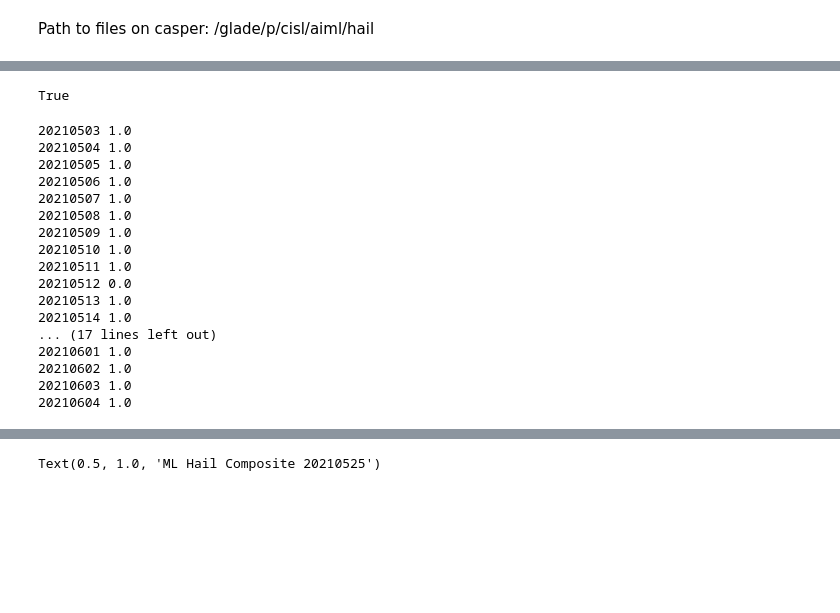
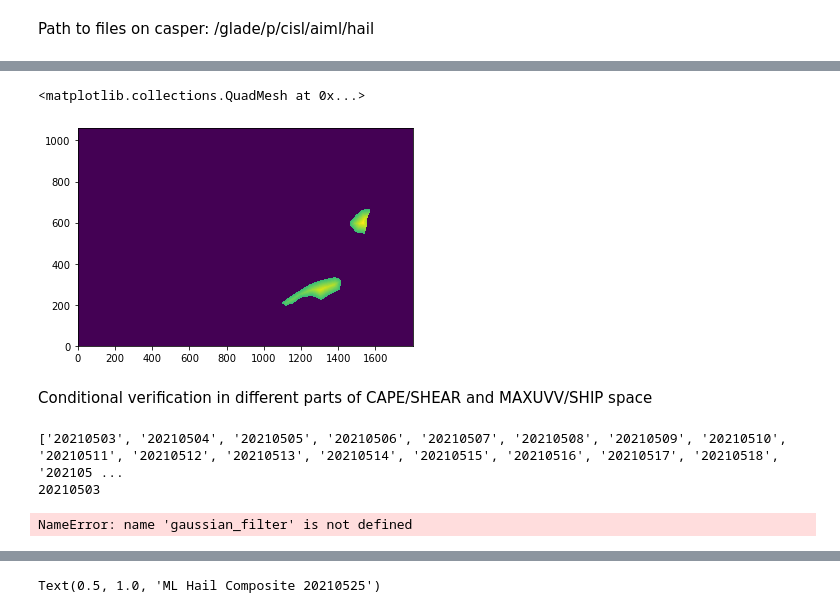
Before and after one commit to djgagne/hagelslag, a Jupyter notebook: demos/hwt_2021_eval.ipynb, the cells around one changed output, grey strips where cells are left out. Cells and saved outputs as stored; diff of their text form; code cells hidden in the pictures; blank space fills up the shorter version.

```diff
--- a/demos/hwt_2021_eval.ipynb
+++ b/demos/hwt_2021_eval.ipynb
@@ -259,20 +359,29 @@ def performance_diagram(roc_objs, obj_labels, colors, markers, filename, figsize
     plt.savefig(filename, dpi=dpi, bbox_inches="tight", facecolor="w")
     plt.close()
 # %%
-all_dates = pd.date_range(start="2021-05-03", end="2021-06-04", freq="1D")
+all_dates = pd.date_range(start="2021-05-03", end="2021-07-31", freq="1D")
 all_data = {}
 data_funcs = {"burke_dl": load_burke_dl,
               "burke_rf": load_burke_rf,
               "loken_rf": load_loken_rf,
-              "spc_nws": load_spc_outlook,
+              "spc_06": load_spc_06_probs,
+              "spc_13": load_spc_13_probs,
               "lsr": load_lsr_grid,
+              "href": load_href
              }
+href_vars_short = ['MLCAPE', 'magSHEAR10_500mb', 'LR75', 'MXUPHL5_2', 'MAXUVV', 'SHIP', 'SCP']
 for k in data_funcs.keys():
     all_data[k] = {}
+for href_var in href_vars_short:
+    all_data[k][href_var] = {}
 for date in all_dates:
     print(date)
     for k, func in data_funcs.items():
-        all_data[k].update(func(date))
+        if k == "href":
+            for href_var in href_vars_short:
+                all_data[k][href_var].update(load_href(date, href_var))
+        else:
+            all_data[k].update(func(date))
 # %% [output]
 2021-05-03 00:00:00
 2021-05-04 00:00:00
@@ -293,0 +403,5 @@ for date in all_dates:
+# %%
+plt.pcolormesh(maximum_filter(all_data["spc_13"]["20210505"], 2))
+# %% [output]
+<matplotlib.collections.QuadMesh at 0x...>
+[figure, added]
@@ -294,3 +417,5 @@ for date in all_dates:
+# %% [markdown]
+Conditional verification in different parts of CAPE/SHEAR and MAXUVV/SHIP space
 # %%
 class DistributedReliability(object):
     """
@@ -626,29 +751,25 @@ def bootstrap(score_objs, n_boot=1000):
     """
     all_samples = np.random.choice(score_objs, size=(n_boot, len(score_objs)), replace=True)
     return all_samples.sum(axis=1)
-# %%
-"20210512" in all_data["burke_dl"].keys()
-# %% [output]
-True
-# %%
-lsr_dates = sorted(list(all_data["lsr"].keys()))[:-2]
-for lsr_date in lsr_dates:
-    print(lsr_date, all_data["lsr"][lsr_date].max())
-# %% [output]
-20210503 1.0
-20210504 1.0
-20210505 1.0
-20210506 1.0
-20210507 1.0
-20210508 1.0
-20210509 1.0
-20210510 1.0
-20210511 1.0
-20210512 0.0
-20210513 1.0
-20210514 1.0
-... (17 lines left out)
-20210601 1.0
-20210602 1.0
-20210603 1.0
-20210604 1.0
+# %%
+var_comp_dfs = []
+print(list(all_data["href"]["MLCAPE"].keys()))
+href_vars_short
+var_comp_day = {}
+stride = 13
+for date in all_data["href"]["MLCAPE"].keys():
+    print(date)
+    var_comp_day["lon"] = all_data["burke_dl"]["lon"][::stride,::stride].ravel()
+    var_comp_day["lat"] = all_data["burke_dl"]["lat"][::stride,::stride].ravel()
+    for k in ['burke_dl', 'burke_rf', 'loken_rf', 'spc_06_max', 'spc_13_max', 'lsr']:
+        var_comp_day[k] = all_data[k][date][::stride, ::stride].ravel()
+    for k in all_data["href"].keys():
+        var_comp_day[k] = gaussian_filter(all_data["href"][k][date], 13)[::stride, ::stride].ravel()
+    var_comp_day_df = pd.DataFrame(var_comp_day)
+    var_comp_dfs.append(var_comp_day_df)
+    var_comp_day_df.to_csv(f"/glade/p/cisl/aiml/hail/summary_csv/summary_{date}.csv")
+var_comp_all = pd.concat(var_comp_dfs)
+# %% [output]
+['20210503', '20210504', '20210505', '20210506', '20210507', '20210508', '20210509', '20210510', '20210511', '20210512', '20210513', '20210514', '20210515', '20210516', '20210517', '20210518', '202105 ...
+20210503
+NameError: name 'gaussian_filter' is not defined
```
Also changed, not shown: parts of 67 cells of this notebook, 2 other files.
